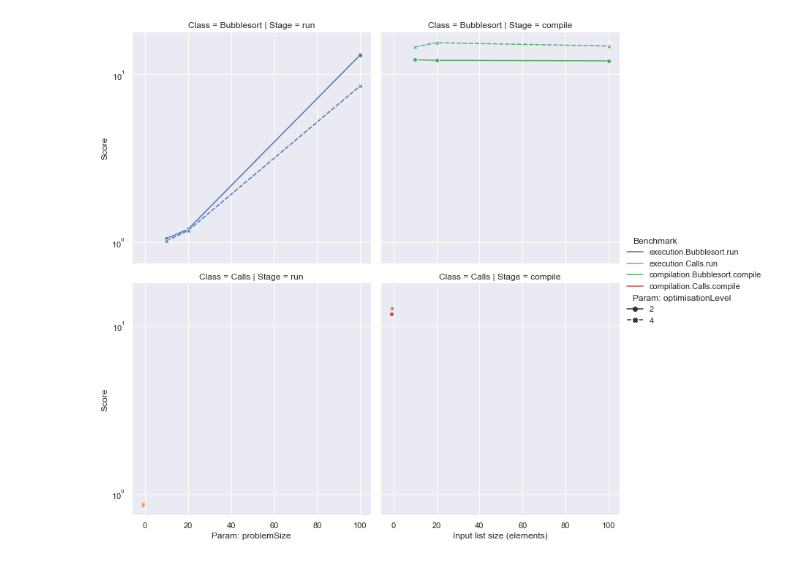
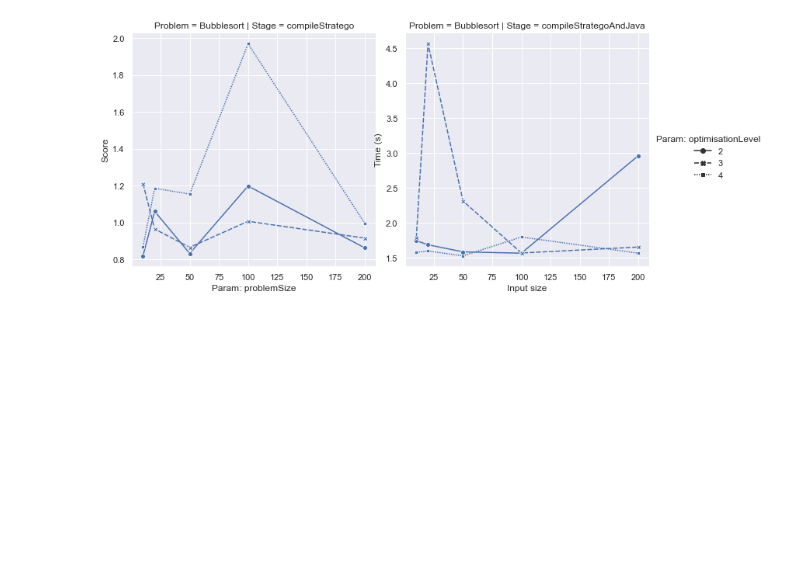
Before and after one commit to metaborg/stratego, a Jupyter notebook: stratego.build.spoofax2.benchmark/analysis/Example plots.ipynb, the cells around one changed output. Drawn from its saved outputs; the diff is of its cells as text; code cells hidden in the pictures; blank space fills up the shorter version.

Commit message:
Some results and visualisations

```diff
--- a/stratego.build.spoofax2.benchmark/analysis/Example plots.ipynb
+++ b/stratego.build.spoofax2.benchmark/analysis/Example plots.ipynb
@@ -41,10 +23,7 @@ df_raw
+# %%
+for col in ["Score", "Score Error (99,9%)"]:
+    df_raw[col] = df_raw[col].map(lambda s: s.replace(',', '.'), na_action="ignore").astype(float)
+
+# df_raw
 # %%
 df = df_raw[df_raw.Benchmark.str.endswith("jfr") == False].copy()
-# %%
-# Remove common prefix from benchmark IDs
-from os import path
-
-pref = path.commonprefix(list(df.Benchmark.values))
-df["Benchmark"] = df["Benchmark"].str[len(pref):]
-
-df.head()
@@ -58,5 +30,5 @@ df.head()
 # %%
 df["Stage"] = df["Benchmark"].str.rpartition('.')[2]
-df["Class"] = df["Benchmark"].str.split('.', expand=True).iloc[:, -2]
+df["Problem"] = df["Benchmark"].str.split('.', expand=True).iloc[:, -2]
 
-df.head()
+# df.head()
@@ -70,20 +35,30 @@ df.head()
 # %%
+df_scaledproblem = df[df["Param: problemSize"] != -1]
+
 g = sns.relplot(
-    data=df,
+    data=df_scaledproblem,
     x="Param: problemSize",
     y="Score",
-    row="Class",
+    row="Problem",
     col="Stage",
+#     col_order=["compileStratego", "compileJava", "run"],
     style="Param: optimisationLevel",
-    hue="Benchmark",
+#     hue="Stage",
     kind="line",
+    err_style="band",
     markers=True,
+    facet_kws=dict(
+        sharex=False,
+        sharey=False,
+    ),
 )
 
-plt.yscale("log")
-plt.ylabel("Runtime (s)")
-plt.xlabel("Input list size (elements)")
+# TODO Include strj runtime -> with and without fusion
 
-plt.savefig(f"example-plots/BS-{results_file}.png", transparent=False)
+# plt.yscale("log")
+plt.ylabel("Time (s)")
+plt.xlabel("Input size")
+
+plt.savefig(f"example-plots/BubSort-{results_file}.png", transparent=False)
 # %% [output]
-[figure, old version]
+[figure, new version]
```
Also changed, not shown: parts of 3 cells of this notebook, 18 other files.
